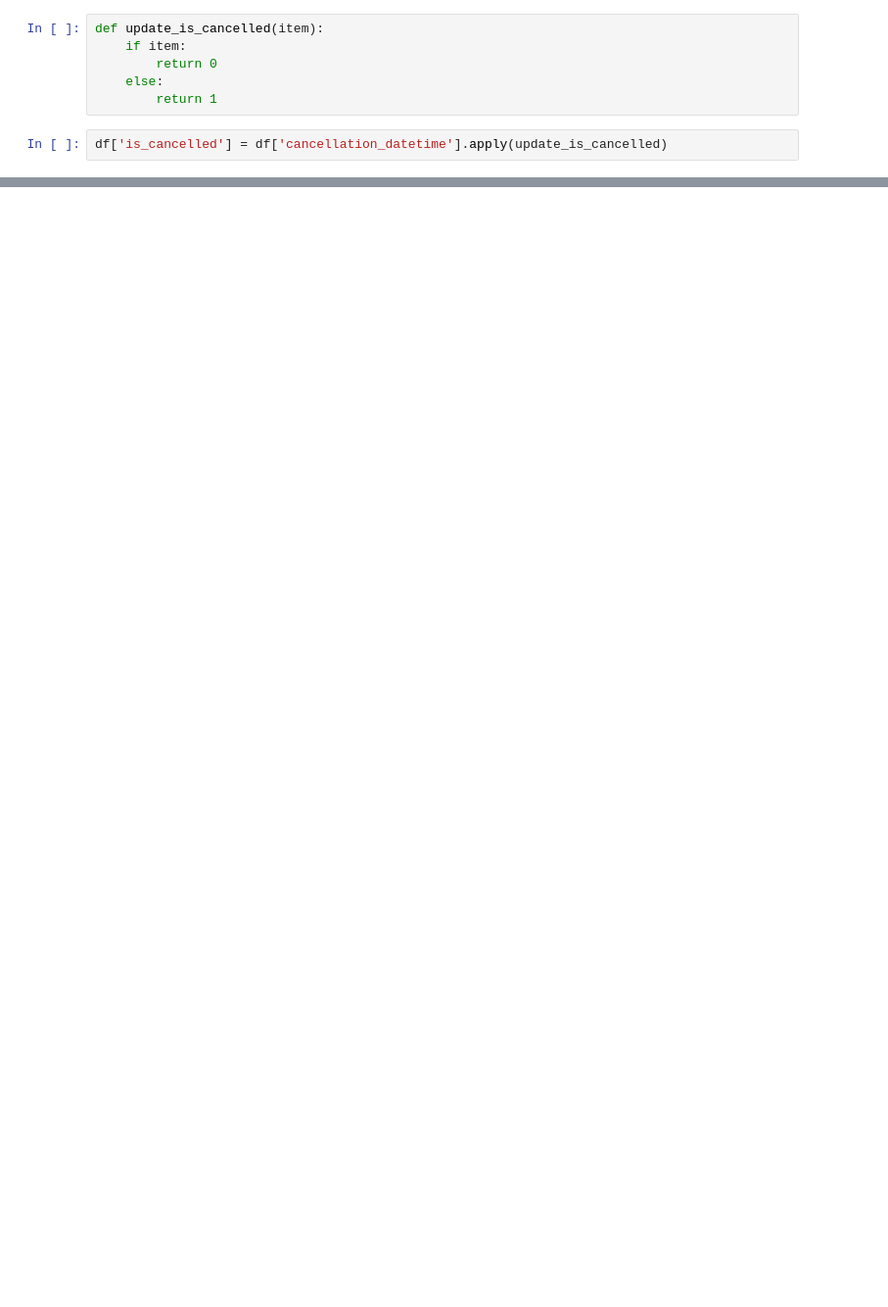
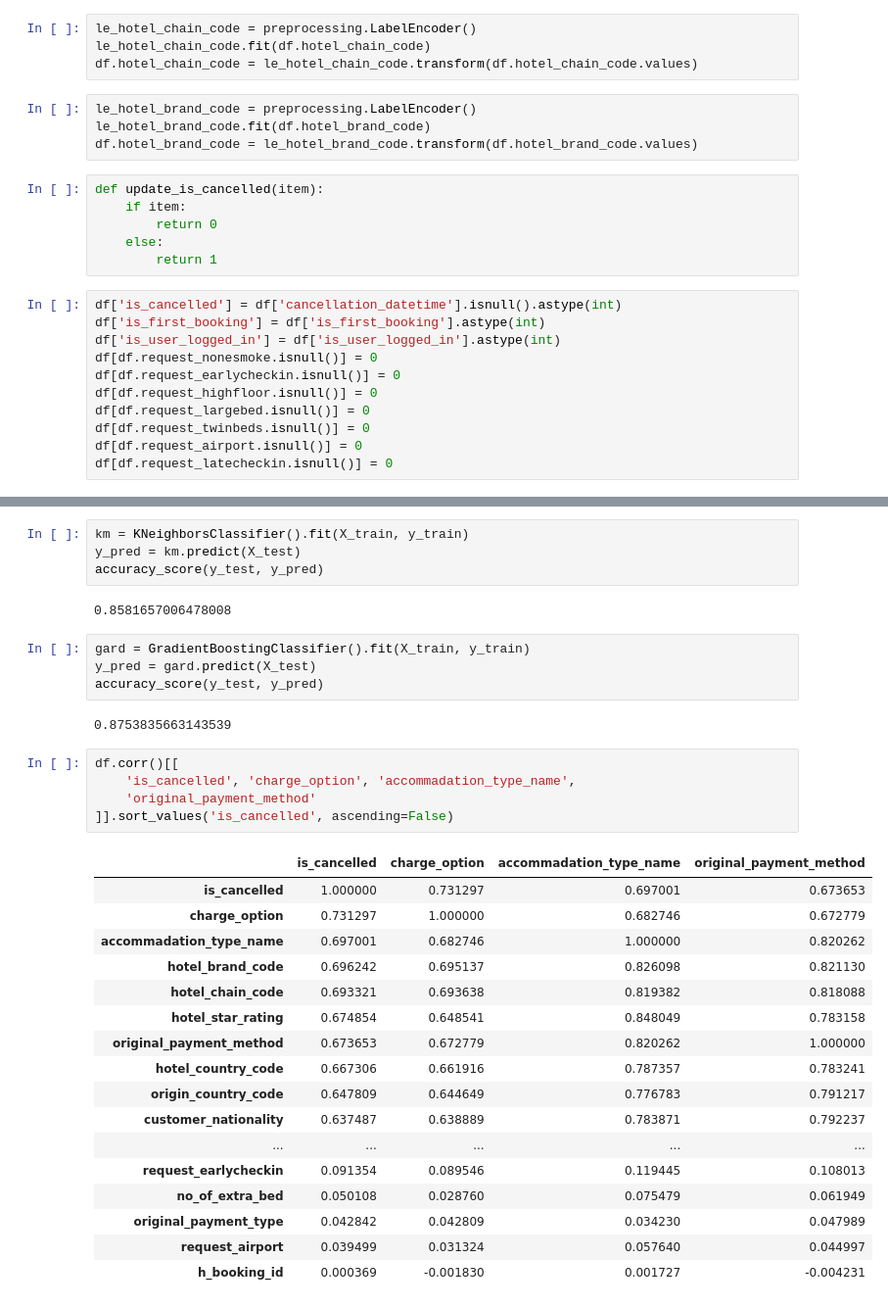
Before and after one commit to nadavWeisler/IML.HUJI, a Jupyter notebook: challenge/agoda_1.ipynb, the cells around one changed output, grey strips where cells are left out. Shown at 98% size. Cells and saved outputs as stored; diff of their text form; blank space fills up the shorter version.

```diff
--- a/challenge/agoda_1.ipynb
+++ b/challenge/agoda_1.ipynb
@@ -17,11 +85,28 @@ df.hotel_id.value_counts()
+# %%
+le_hotel_chain_code = preprocessing.LabelEncoder()
+le_hotel_chain_code.fit(df.hotel_chain_code)
+df.hotel_chain_code = le_hotel_chain_code.transform(df.hotel_chain_code.values)
+# %%
+le_hotel_brand_code = preprocessing.LabelEncoder()
+le_hotel_brand_code.fit(df.hotel_brand_code)
+df.hotel_brand_code = le_hotel_brand_code.transform(df.hotel_brand_code.values)
 # %%
 def update_is_cancelled(item):
     if item:
         return 0
     else:
         return 1
-# %%
-df['is_cancelled'] = df['cancellation_datetime'].apply(update_is_cancelled)
+# %%
+df['is_cancelled'] = df['cancellation_datetime'].isnull().astype(int)
+df['is_first_booking'] = df['is_first_booking'].astype(int)
+df['is_user_logged_in'] = df['is_user_logged_in'].astype(int)
+df[df.request_nonesmoke.isnull()] = 0
+df[df.request_earlycheckin.isnull()] = 0
+df[df.request_highfloor.isnull()] = 0
+df[df.request_largebed.isnull()] = 0
+df[df.request_twinbeds.isnull()] = 0
+df[df.request_airport.isnull()] = 0
+df[df.request_latecheckin.isnull()] = 0
 # %%
 df.is_cancelled.value_counts()
 # %% [output]
@@ -54,0 +228,35 @@ accuracy_score(y_test, rnd.predict(X_test))
+# %%
+km = KNeighborsClassifier().fit(X_train, y_train)
+y_pred = km.predict(X_test)
+accuracy_score(y_test, y_pred)
+# %% [output]
+0.8581657006478008
+# %%
+gard = GradientBoostingClassifier().fit(X_train, y_train)
+y_pred = gard.predict(X_test)
+accuracy_score(y_test, y_pred)
+# %% [output]
+0.8753835663143539
+# %%
+df.corr()[[
+    'is_cancelled', 'charge_option', 'accommadation_type_name',
+    'original_payment_method'
+]].sort_values('is_cancelled', ascending=False)
+# %% [output]
+|  | is_cancelled | charge_option | accommadation_type_name | original_payment_method |
+| is_cancelled | 1.000000 | 0.731297 | 0.697001 | 0.673653 |
+| charge_option | 0.731297 | 1.000000 | 0.682746 | 0.672779 |
+| accommadation_type_name | 0.697001 | 0.682746 | 1.000000 | 0.820262 |
+| hotel_brand_code | 0.696242 | 0.695137 | 0.826098 | 0.821130 |
+| hotel_chain_code | 0.693321 | 0.693638 | 0.819382 | 0.818088 |
+| hotel_star_rating | 0.674854 | 0.648541 | 0.848049 | 0.783158 |
+| original_payment_method | 0.673653 | 0.672779 | 0.820262 | 1.000000 |
+| hotel_country_code | 0.667306 | 0.661916 | 0.787357 | 0.783241 |
+| origin_country_code | 0.647809 | 0.644649 | 0.776783 | 0.791217 |
+| customer_nationality | 0.637487 | 0.638889 | 0.783871 | 0.792237 |
+| ... | ... | ... | ... | ... |
+| request_earlycheckin | 0.091354 | 0.089546 | 0.119445 | 0.108013 |
+| no_of_extra_bed | 0.050108 | 0.028760 | 0.075479 | 0.061949 |
+| original_payment_type | 0.042842 | 0.042809 | 0.034230 | 0.047989 |
+| request_airport | 0.039499 | 0.031324 | 0.057640 | 0.044997 |
+| h_booking_id | 0.000369 | -0.001830 | 0.001727 | -0.004231 |
```
Also changed, not shown: parts of 27 cells of this notebook, 1 other file.
